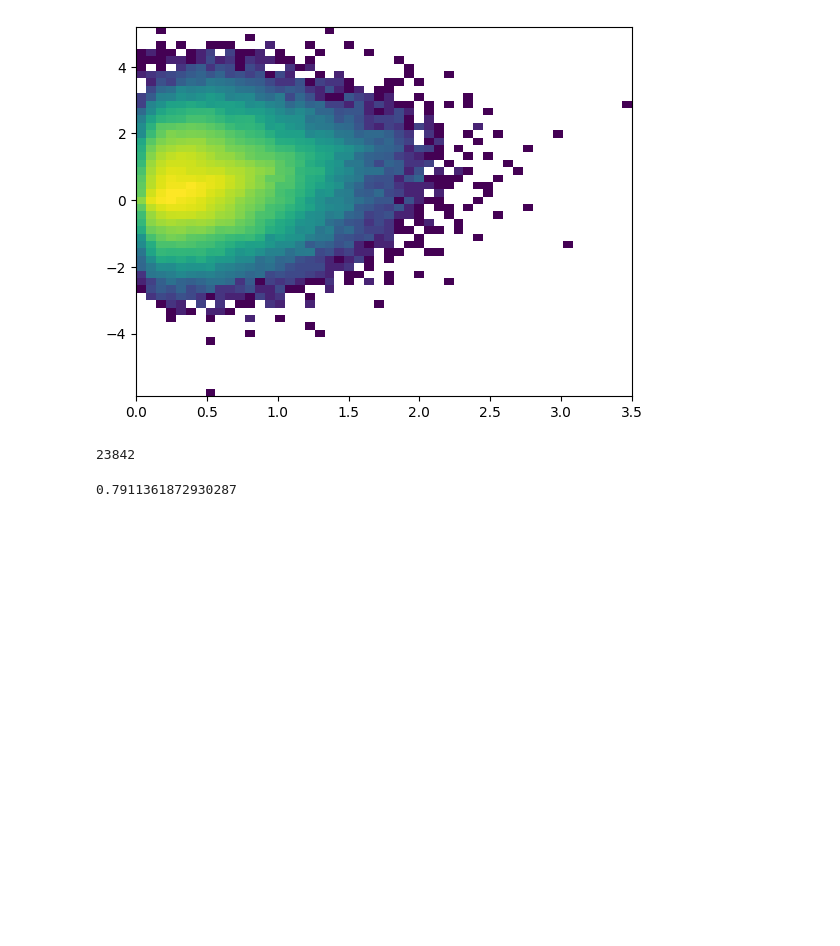
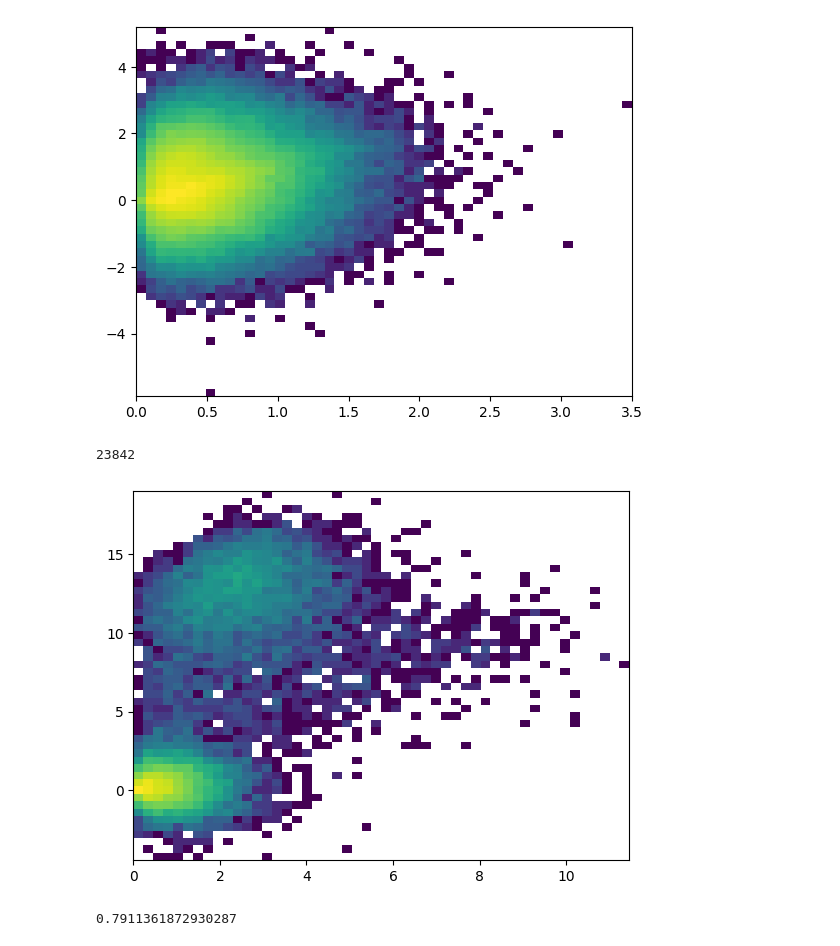
Before and after one commit to PrasannS/rlhf-length-biases, a Jupyter notebook: eval/examine_dcarto.ipynb, the cells around one changed output. Saved outputs shown, nothing was run; the diff lists cells and outputs as text; code cells hidden in the pictures; blank space fills up the shorter version.

```diff
--- a/eval/examine_dcarto.ipynb
+++ b/eval/examine_dcarto.ipynb
@@ -150,0 +13,2 @@ def load_carto(dsname, da=False, getprocs=True):
+# %%
+toker = AutoTokenizer.from_pretrained("../models/rewards/apfgoodcut2/")
@@ -220,6 +220,12 @@ len(tmp)
 # %%
 lonly = load_carto("../trl-general/carto_outs/rlcdleftonly.jsonl", False, False)
 ronly  = load_carto("../trl-general/carto_outs/rlcdrightonly.jsonl", False, False)
+# %%
+lonly = load_carto("../trl-general/carto_outs/wgptbothandda.jsonl", False, False)
+# %%
+lenscat(lonly)
+# %% [output]
+[figure, added]
 # %%
 rlcdbase = load_carto("../trl-general/carto_outs/rlcd_carto.jsonl", False, False)
 # %%
```
Also changed, not shown: parts of 2 cells of this notebook, 4 other files.
